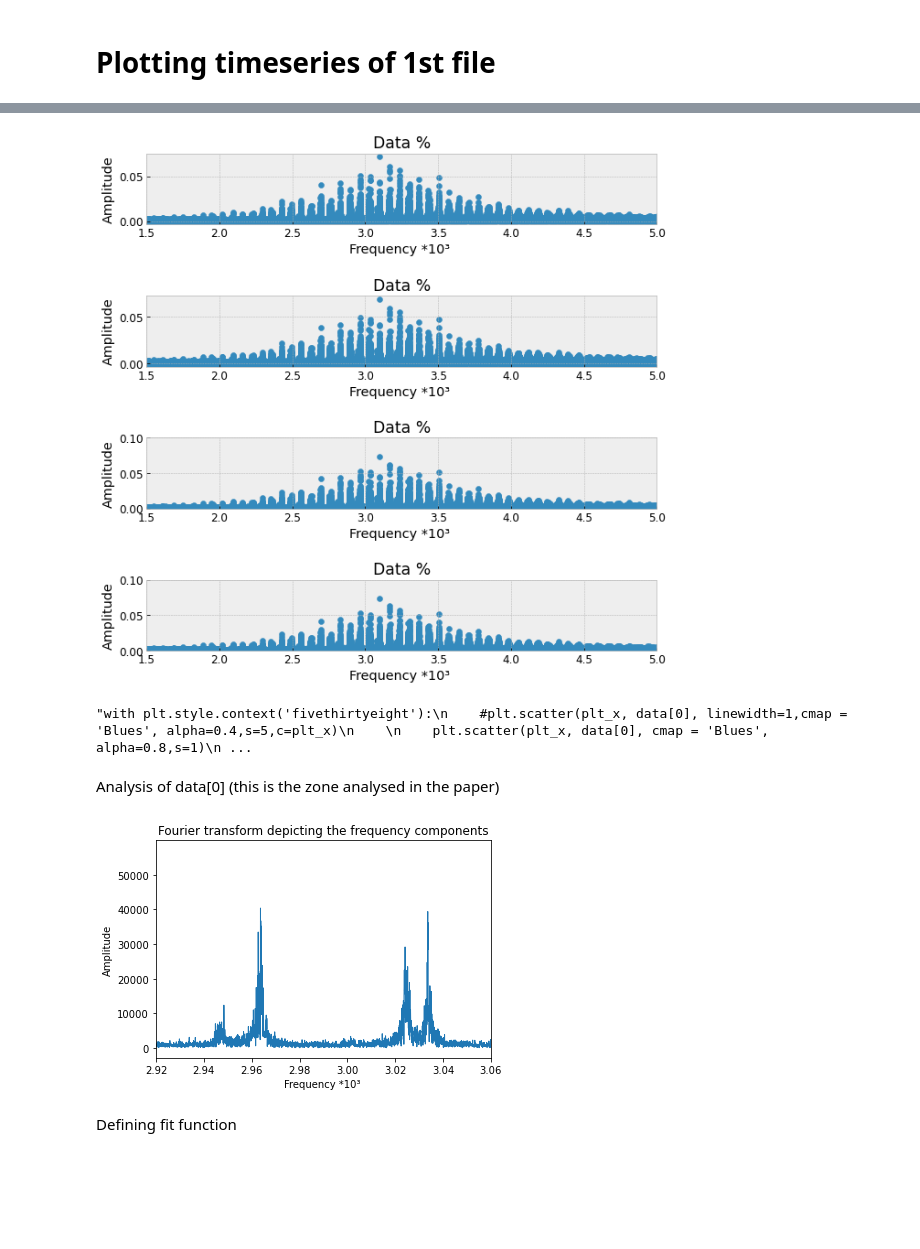
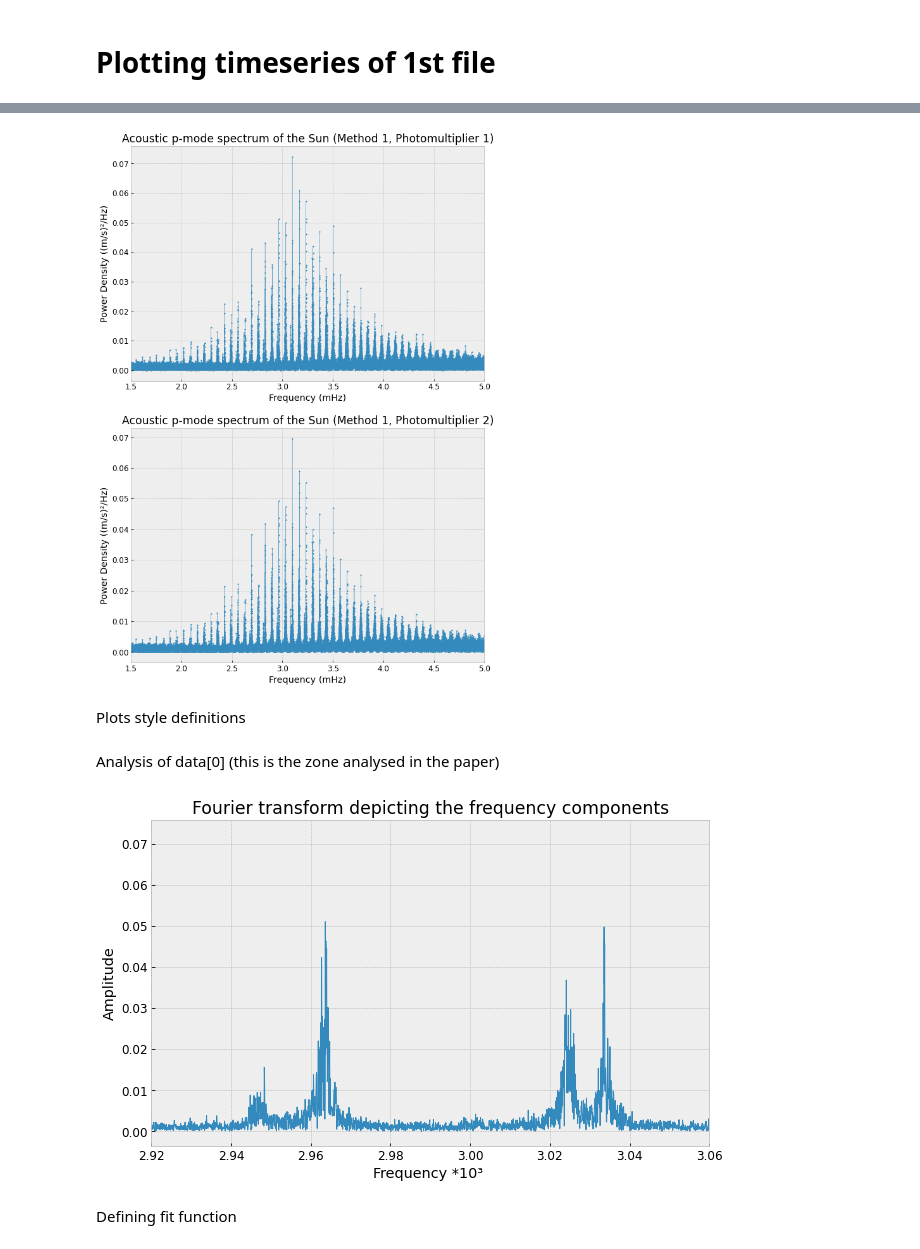
Before and after one commit to rita-png/astrophysics-laboratory, a Jupyter notebook: Sun.ipynb, the cells around one changed output, grey strips where cells are left out. Saved outputs shown, nothing was run; the diff lists cells and outputs as text; code cells hidden in the pictures; blank space fills up the shorter version.

Commit message:
Updated LS graphs and more

```diff
--- a/Sun.ipynb
+++ b/Sun.ipynb
@@ -156,69 +157,61 @@ NameError: name 'data' is not defined
 
 # How many time points are needed i,e., Sampling Frequency
 samplingFrequency   = 1/20;
+#samplingFrequency   = 1/20*10**(-6);
 
 # At what intervals time points are sampled
 samplingInterval       = 1 / samplingFrequency;
+#samplingInterval       = 20*10**6
 
 # Begin time period of the signals
 beginTime           = 0;
 
 # End time period of the signals
-endTime             = 182;
+endTime             = 182*24*60*60;
 
 # Time points
 time        = np.arange(beginTime, endTime, samplingInterval);
 
 
+freqs=[]
+FT=[]
 # Perform FFT of the 4 given files
 with plt.style.context('bmh'):
     plt.rcParams.update({'font.size': 12})
-    plt.rcParams["figure.figsize"] = (10,10)
 
-    fig, ax = plt.subplots(4, 1)
-    plt.subplots_adjust(hspace=1)
+    fig, ax = plt.subplots(2, 1,figsize=(10, 15))
 
     tpCount     = len(data[0])
     values      = np.arange(int(tpCount/2))
     timePeriod  = tpCount/samplingFrequency
     frequencies = values/timePeriod*1000
+    freqs.append(frequencies)
 
-
-    for i in range(len(data)):
+    for i in range(len(data)-2):
 
         # Frequency domain representation
         fourierTransform = np.fft.fft(data[i])/len(data[i])           # Normalize amplitude
         fourierTransform = fourierTransform[range(int(len(data[i])/2))] # Exclude sampling frequency
-
+        FT.append(abs(fourierTransform))
 
 
         if (i == 0 or i == 1):
             ax[i].set_xlim([1.5,5])
         else:
             ax[i].set_ylim([0,0.1])
             ax[i].set_xlim([1.5,5])
 
-        ax[i].set_title('Data %')
+        ax[i].set_title('Acoustic p-mode spectrum of the Sun ('+titles[i]+')')
 
-        ax[i].scatter(frequencies, abs(fourierTransform))
+        ax[i].scatter(frequencies, abs(fourierTransform), cmap = 'Blues', alpha=1, s=2.5)
+        ax[i].plot(frequencies, abs(fourierTransform), linewidth=0.4, alpha=0.8)
 
-        ax[i].set_xlabel('Frequency *10³ ')
+        ax[i].set_xlabel('Frequency (mHz)')
 
-        ax[i].set_ylabel('Amplitude')
+        ax[i].set_ylabel('Power Density ((m/s)²/Hz)')
 
     plt.show()
-
-
-"""with plt.style.context('fivethirtyeight'):
-    #plt.scatter(plt_x, data[0], linewidth=1,cmap = 'Blues', alpha=0.4,s=5,c=plt_x)
-
-    plt.scatter(plt_x, data[0], cmap = 'Blues', alpha=0.8,s=1)
-    plt.plot(plt_x, data[0], linewidth=0.1, alpha=0.8)
-
-plt.xlabel('Time (days)')
-plt.ylabel('Residual velocity (m/s)')
-plt.show()
-"""
 # %% [output]
-[figure, old version]
+[figure, new version]
-"with plt.style.context('fivethirtyeight'):\n    #plt.scatter(plt_x, data[0], linewidth=1,cmap = 'Blues', alpha=0.4,s=5,c=plt_x)\n    \n    plt.scatter(plt_x, data[0], cmap = 'Blues', alpha=0.8,s=1)\n ...
+# %% [markdown]
+Plots style definitions
@@ -225,24 +221,23 @@ plt.show()
 # %% [markdown]
 Analysis of data[0] (this is the zone analysed in the paper)
 # %%
-fourierTransform = np.fft.fft(data[0])#/len(data[0])           # Normalize amplitude
-fourierTransform = fourierTransform[range(int(len(data[0])/2))] # Exclude sampling frequency
+with plt.style.context('bmh'):
+    plt.rcParams.update({'font.size': 12})
+    fig, ax = plt.subplots(figsize=(10, 6))
 
-fig, ax = plt.subplots()
+    ax.set_xlim([2.920, 3.0600])
 
-ax.set_xlim([2.920, 3.0600])
+    ax.set_title('Fourier transform depicting the frequency components')
 
-ax.set_title('Fourier transform depicting the frequency components')
+    ax.plot(freqs[0], FT[0],linewidth=1)
 
-ax.plot(frequencies, abs(fourierTransform),linewidth=1)
+    ax.set_xlabel('Frequency *10³ ')
 
-ax.set_xlabel('Frequency *10³ ')
+    ax.set_ylabel('Amplitude')
 
-ax.set_ylabel('Amplitude')
-
-plt.show()
+    plt.show()
 # %% [output]
-[figure, old version]
+[figure, new version]
 # %% [markdown]
 Defining fit function
 # %%
```
Also changed, not shown: parts of 36 cells of this notebook.
